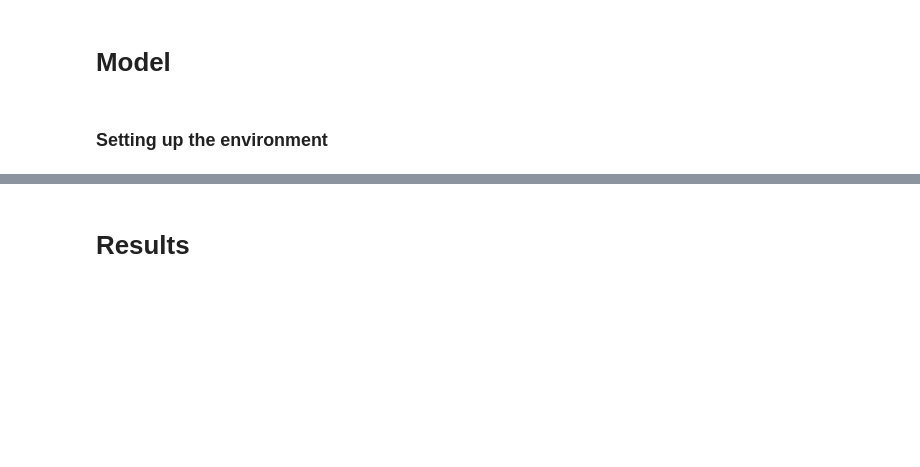
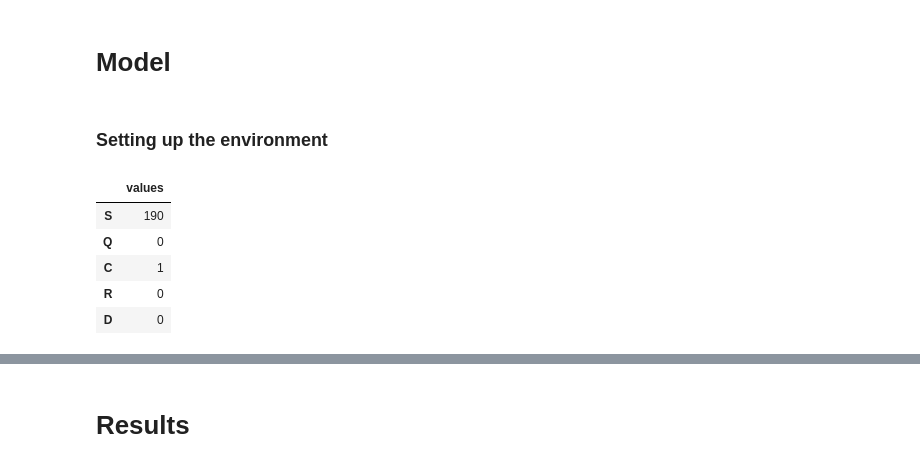
Before and after one commit to AustinVes/ModSim-Project2, a Jupyter notebook: project_notebook.ipynb, the cells around one changed output, grey strips where cells are left out. Drawn from its saved outputs; the diff is of its cells as text; code cells hidden in the pictures; blank space fills up the shorter version.

```diff
--- a/project_notebook.ipynb
+++ b/project_notebook.ipynb
@@ -17,3 +17,20 @@ import matplotlib.pyplot as plt
 
 # import functions from the modsim.py module
 from modsim import *
+# %%
+'''
+S: Susceptible
+Q: Quarantine
+C: Coming to class
+R: Recovered
+D: Dead XP
+'''
+
+init = State(S=190, Q=0, C=1, R=0, D=0)
+# %% [output]
+|  | values |
+| S | 190 |
+| Q | 0 |
+| C | 1 |
+| R | 0 |
+| D | 0 |
```
Also changed, not shown: parts of 5 cells of this notebook.
